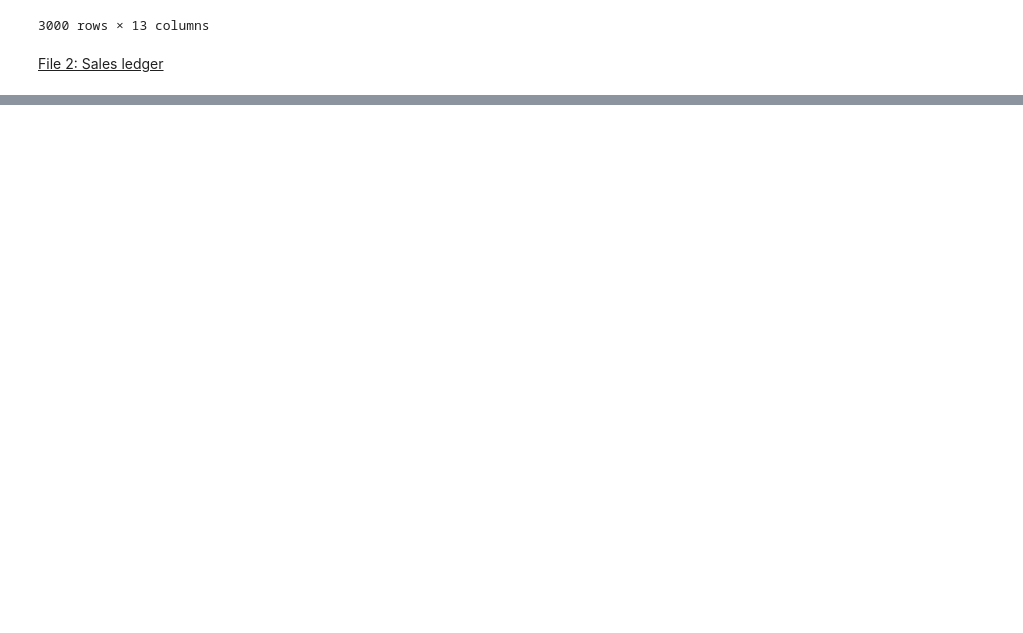
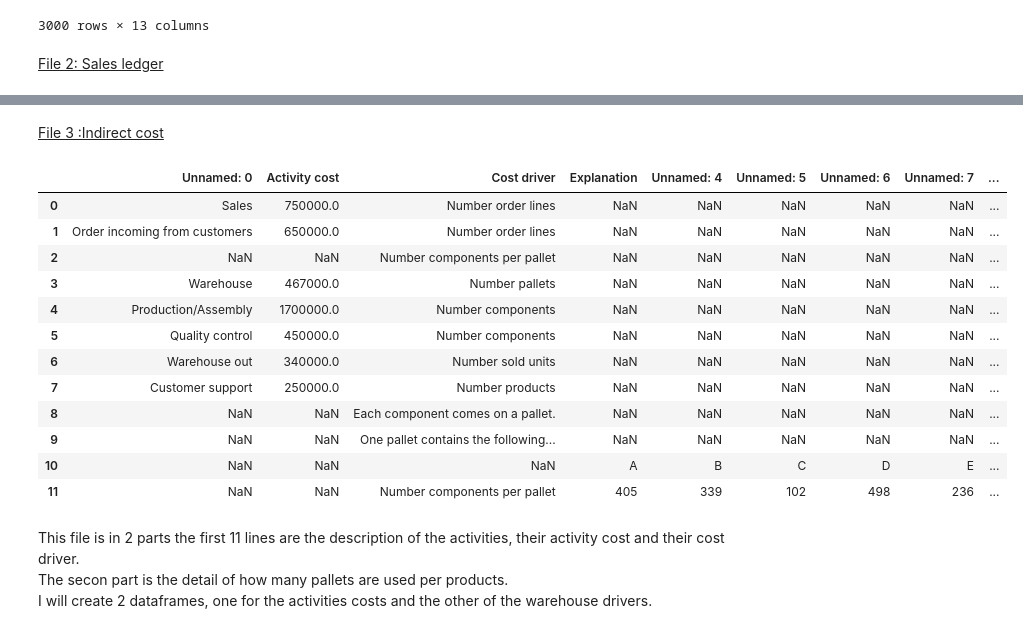
Before and after one commit to PaulineMalaguti/EBA3630, a Jupyter notebook: Customer Profitability Index/Problem 2/2customerprofitability.ipynb, the cells around one changed output, grey strips where cells are left out. Cells and saved outputs as stored; diff of their text form; code cells hidden in the pictures; blank space fills up the shorter version.

```diff
--- a/Customer Profitability Index/Problem 2/2customerprofitability.ipynb
+++ b/Customer Profitability Index/Problem 2/2customerprofitability.ipynb
@@ -166 +171,29 @@ sale_price_unit
 3000 rows × 13 columns
+# %% [markdown]
+<u> File 3 :Indirect cost </u>
+# %%
+indirect_costs= pd.read_csv('Indirect cost.csv', delimiter=';', encoding= 'unicode_escape')
+indirect_costs.dropna(axis = 0, how = 'all', inplace = True)
+indirect_costs.dropna(axis = 1, how = 'all', inplace = True)
+# indirect_costs.drop(indirect_costs.tail(1).index,inplace=True)
+# indirect_costs.drop(indirect_costs.head(2).index,inplace=True)
+indirect_costs.reset_index(drop=True, inplace = True)
+indirect_costs
+# %% [output]
+|  | Unnamed: 0 | Activity cost | Cost driver | Explanation | Unnamed: 4 | Unnamed: 5 | Unnamed: 6 | Unnamed: 7 | ... |
+| 0 | Sales | 750000.0 | Number order lines | NaN | NaN | NaN | NaN | NaN | ... |
+| 1 | Order incoming from customers | 650000.0 | Number order lines | NaN | NaN | NaN | NaN | NaN | ... |
+| 2 | NaN | NaN | Number components per pallet | NaN | NaN | NaN | NaN | NaN | ... |
+| 3 | Warehouse | 467000.0 | Number pallets | NaN | NaN | NaN | NaN | NaN | ... |
+| 4 | Production/Assembly | 1700000.0 | Number components | NaN | NaN | NaN | NaN | NaN | ... |
+| 5 | Quality control | 450000.0 | Number components | NaN | NaN | NaN | NaN | NaN | ... |
+| 6 | Warehouse out | 340000.0 | Number sold units | NaN | NaN | NaN | NaN | NaN | ... |
+| 7 | Customer support | 250000.0 | Number products | NaN | NaN | NaN | NaN | NaN | ... |
+| 8 | NaN | NaN | Each component comes on a pallet. | NaN | NaN | NaN | NaN | NaN | ... |
+| 9 | NaN | NaN | One pallet contains the following... | NaN | NaN | NaN | NaN | NaN | ... |
+| 10 | NaN | NaN | NaN | A | B | C | D | E | ... |
+| 11 | NaN | NaN | Number components per pallet | 405 | 339 | 102 | 498 | 236 | ... |
+# %% [markdown]
+This file is in 2 parts the first 11 lines are the description of the activities, their activity cost and their cost driver. <br>
+The secon part is the detail of how many pallets are used per products. <br>
+I will create 2 dataframes, one for the activities costs and the other of the warehouse drivers.
```
Also changed, not shown: parts of 7 cells of this notebook.
